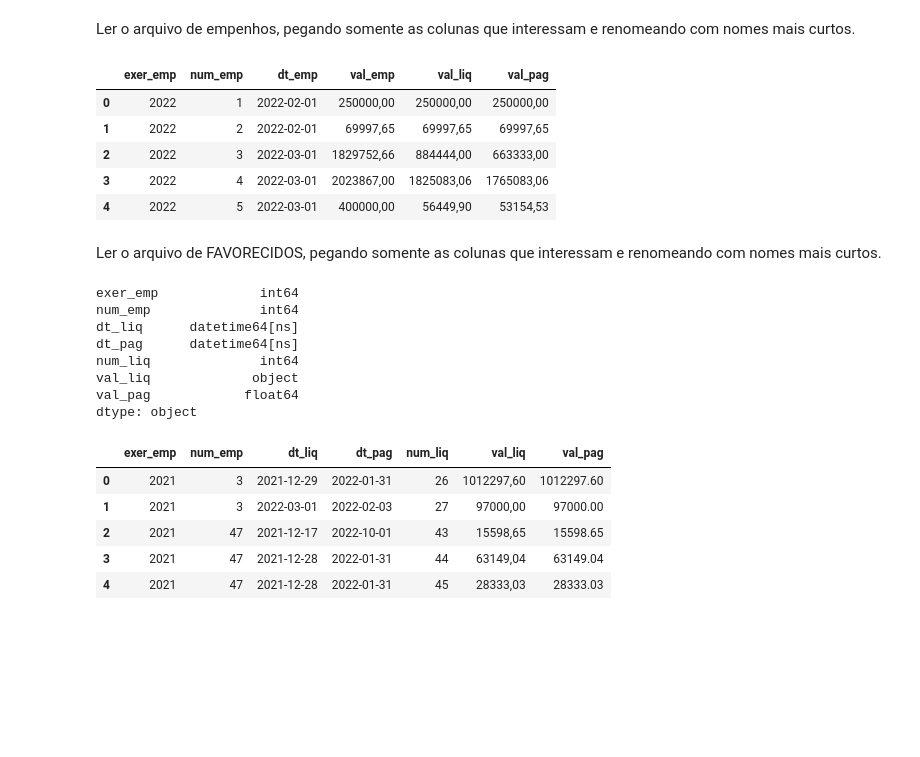
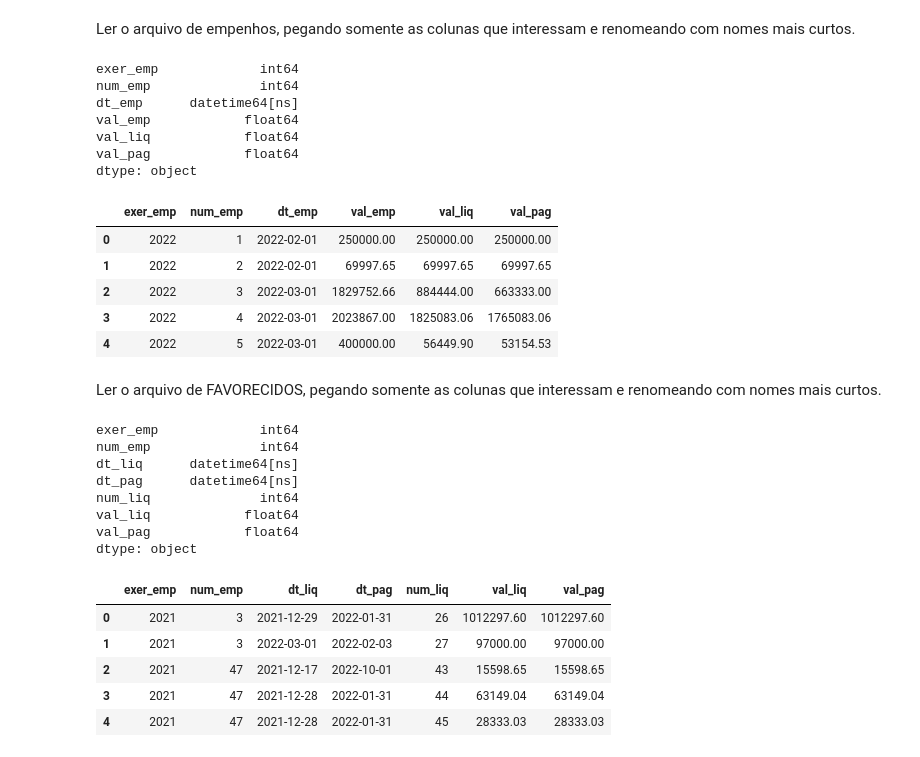
Before and after one commit to szalbuque/contasrio, a Jupyter notebook: Analisa_contas_municipio_rio_de_janeiro.ipynb, the cells around one changed output. Saved outputs shown, nothing was run; the diff lists cells and outputs as text; code cells hidden in the pictures; blank space fills up the shorter version.

```diff
--- a/Analisa_contas_municipio_rio_de_janeiro.ipynb
+++ b/Analisa_contas_municipio_rio_de_janeiro.ipynb
@@ -44,32 +44,50 @@ Ler o arquivo de empenhos, pegando somente as colunas que interessam e renomeand
 # %%
 # o comando read_csv abaixo contém algumas opções importantes
 # sep = ';' informa que as colunas estão separadas por ponto e vírgula
 # header = 0 informa que o cabeçalho que está no arquivo deve ser ignorado
 # encoding = 'unicode_escape' permite a leitura de caracteres acentuados
 # usecols define as colunas que desejo importar
 # names informa os títulos que desejo atribuir a cada coluna lida
 
 import pandas as pd
 col_nomes = ['exer_emp','num_emp','dt_emp','val_emp','val_liq','val_pag']
 df_emp = pd.read_csv('/content/drive/My Drive/dados/_arquivos_Open_Data_Empenhos_2022.csv',sep=';',header=0,encoding= 'unicode_escape',usecols=(2,3,4,11,12,13),names=col_nomes)
 # converter a coluna data do empenho
 df_emp['dt_emp'] = pd.to_datetime(df_emp['dt_emp'])
+# alterar a formatação das colunas val_emp, val_liq e val_pag para o separador de decimais ser o ponto, para permitir a conversão de tipo
+df_emp['val_emp'] = df_emp['val_emp'].apply(lambda x: str(x).replace(",","."))
+df_emp['val_liq'] = df_emp['val_liq'].apply(lambda x: str(x).replace(",","."))
+df_emp['val_pag'] = df_emp['val_pag'].apply(lambda x: str(x).replace(",","."))
+# converter as colunas val_emp, val_liq e val_pag para valores numéricos
+df_emp['val_emp'] = df_emp['val_emp'].astype('float')
+df_emp['val_liq'] = df_emp['val_liq'].astype('float')
+df_emp['val_pag'] = df_emp['val_pag'].astype('float')
+print(df_emp.dtypes)
 df_emp.head()
 # %% [output]
+exer_emp             int64
+num_emp              int64
+dt_emp      datetime64[ns]
+val_emp            float64
+val_liq            float64
+val_pag            float64
+dtype: object
 |  | exer_emp | num_emp | dt_emp | val_emp | val_liq | val_pag |
-| 0 | 2022 | 1 | 2022-02-01 | 250000,00 | 250000,00 | 250000,00 |
-| 1 | 2022 | 2 | 2022-02-01 | 69997,65 | 69997,65 | 69997,65 |
-| 2 | 2022 | 3 | 2022-03-01 | 1829752,66 | 884444,00 | 663333,00 |
-| 3 | 2022 | 4 | 2022-03-01 | 2023867,00 | 1825083,06 | 1765083,06 |
-| 4 | 2022 | 5 | 2022-03-01 | 400000,00 | 56449,90 | 53154,53 |
+| 0 | 2022 | 1 | 2022-02-01 | 250000.00 | 250000.00 | 250000.00 |
+| 1 | 2022 | 2 | 2022-02-01 | 69997.65 | 69997.65 | 69997.65 |
+| 2 | 2022 | 3 | 2022-03-01 | 1829752.66 | 884444.00 | 663333.00 |
+| 3 | 2022 | 4 | 2022-03-01 | 2023867.00 | 1825083.06 | 1765083.06 |
+| 4 | 2022 | 5 | 2022-03-01 | 400000.00 | 56449.90 | 53154.53 |
 # %% [markdown]
 Ler o arquivo de FAVORECIDOS, pegando somente as colunas que interessam e renomeando com nomes mais curtos.
 # %%
 col_nomes = ['exer_emp','num_emp','dt_liq','dt_pag','num_liq','val_liq','val_pag']
 df_fav = pd.read_csv('/content/drive/My Drive/dados/_arquivos_Open_Data_Favorecidos_2022.csv',sep=',',header=0,encoding= 'unicode_escape',usecols=(2,3,8,9,10,11,15),names=col_nomes)
-# alterar a formatação da coluna val_pag para o separador de decimais ser o ponto, para permitir a conversão de tipo
+# alterar a formatação das colunas val_liq e val_pag para o separador de decimais ser o ponto, para permitir a conversão de tipo
+df_fav['val_liq'] = df_fav['val_liq'].apply(lambda x: str(x).replace(",","."))
 df_fav['val_pag'] = df_fav['val_pag'].apply(lambda x: str(x).replace(",","."))
-# converter a coluna val_pag para valores numéricos
+# converter as colunas val_liq e val_pag para valores numéricos
+df_fav['val_liq'] = df_fav['val_liq'].astype('float')
 df_fav['val_pag'] = df_fav['val_pag'].astype('float')
 # converter as colunas de data
 df_fav['dt_liq'] = pd.to_datetime(df_fav['dt_liq'])
@@ -82,15 +100,15 @@ num_emp              int64
 dt_liq      datetime64[ns]
 dt_pag      datetime64[ns]
 num_liq              int64
-val_liq             object
+val_liq            float64
 val_pag            float64
 dtype: object
 |  | exer_emp | num_emp | dt_liq | dt_pag | num_liq | val_liq | val_pag |
-| 0 | 2021 | 3 | 2021-12-29 | 2022-01-31 | 26 | 1012297,60 | 1012297.60 |
-| 1 | 2021 | 3 | 2022-03-01 | 2022-02-03 | 27 | 97000,00 | 97000.00 |
-| 2 | 2021 | 47 | 2021-12-17 | 2022-10-01 | 43 | 15598,65 | 15598.65 |
-| 3 | 2021 | 47 | 2021-12-28 | 2022-01-31 | 44 | 63149,04 | 63149.04 |
-| 4 | 2021 | 47 | 2021-12-28 | 2022-01-31 | 45 | 28333,03 | 28333.03 |
+| 0 | 2021 | 3 | 2021-12-29 | 2022-01-31 | 26 | 1012297.60 | 1012297.60 |
+| 1 | 2021 | 3 | 2022-03-01 | 2022-02-03 | 27 | 97000.00 | 97000.00 |
+| 2 | 2021 | 47 | 2021-12-17 | 2022-10-01 | 43 | 15598.65 | 15598.65 |
+| 3 | 2021 | 47 | 2021-12-28 | 2022-01-31 | 44 | 63149.04 | 63149.04 |
+| 4 | 2021 | 47 | 2021-12-28 | 2022-01-31 | 45 | 28333.03 | 28333.03 |
 # %%
 # juntar os dois dataframes pela coluna num_emp
 junta = pd.merge(df_emp,df_fav,how='inner',on='num_emp')
```
Also changed, not shown: parts of 3 cells of this notebook.
